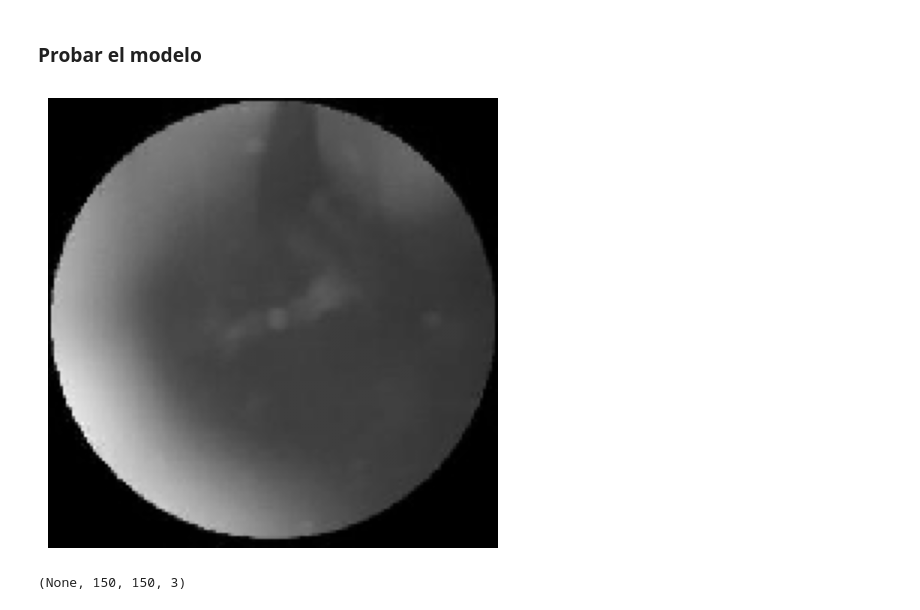
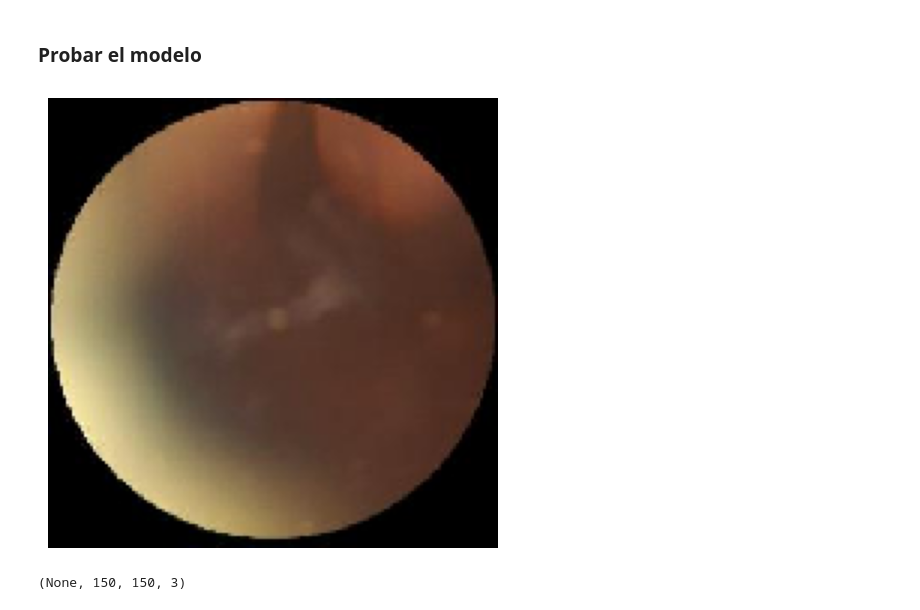
Before and after one commit to nicolepapaqui/Clasificacion_Enfermedades_Oculares, a Jupyter notebook: proyecto01_clasificacion_img.ipynb, the cells around one changed output. Cells and saved outputs as stored; diff of their text form; code cells hidden in the pictures.

```diff
--- a/proyecto01_clasificacion_img.ipynb
+++ b/proyecto01_clasificacion_img.ipynb
@@ -226,31 +242,24 @@ plt.show()
 # %%
 #Mostrar imagen de prueba
 from tensorflow.keras.preprocessing import image
 
 image_dir_test = r""
 
-image_generator_test = image.load_img(image_dir_test, color_mode = 'grayscale', target_size = (150, 150))
+image_generator_test = image.load_img(image_dir_test, color_mode = 'rgb', target_size = (150, 150))
 
 #Convertir la imagen en un array
 image_test_array = image.img_to_array(image_generator_test)
 image_test_array = image_test_array / 255.0 #normalizar la imagen
 
-# Expandir dimensiones (de (150, 150, 1) a (1, 150, 150, 1))
-image_test_array = np.expand_dims(image_test_array, axis=0)
+#Mostrar la imagen
 
-# Convertir de (1, 150, 150, 1) a (1, 150, 150, 3) si el modelo espera RGB
-image_test_array = np.repeat(image_test_array, 3, axis=-1)
-
-#Mostrar la imagen
-#plt.figure(figsize = (30, 30))
-#plt.subplot(1, 1, 1)
-plt.imshow(image_test_array.squeeze(), cmap = "gray")
+plt.imshow(image_test_array)
 plt.axis("off")
 
 plt.tight_layout()
 plt.show()
 # %% [output]
-[figure, old version]
+[figure, new version]
 # %%
 print(model.input_shape)
 # %% [output]
```
Also changed, not shown: parts of 8 cells of this notebook.
